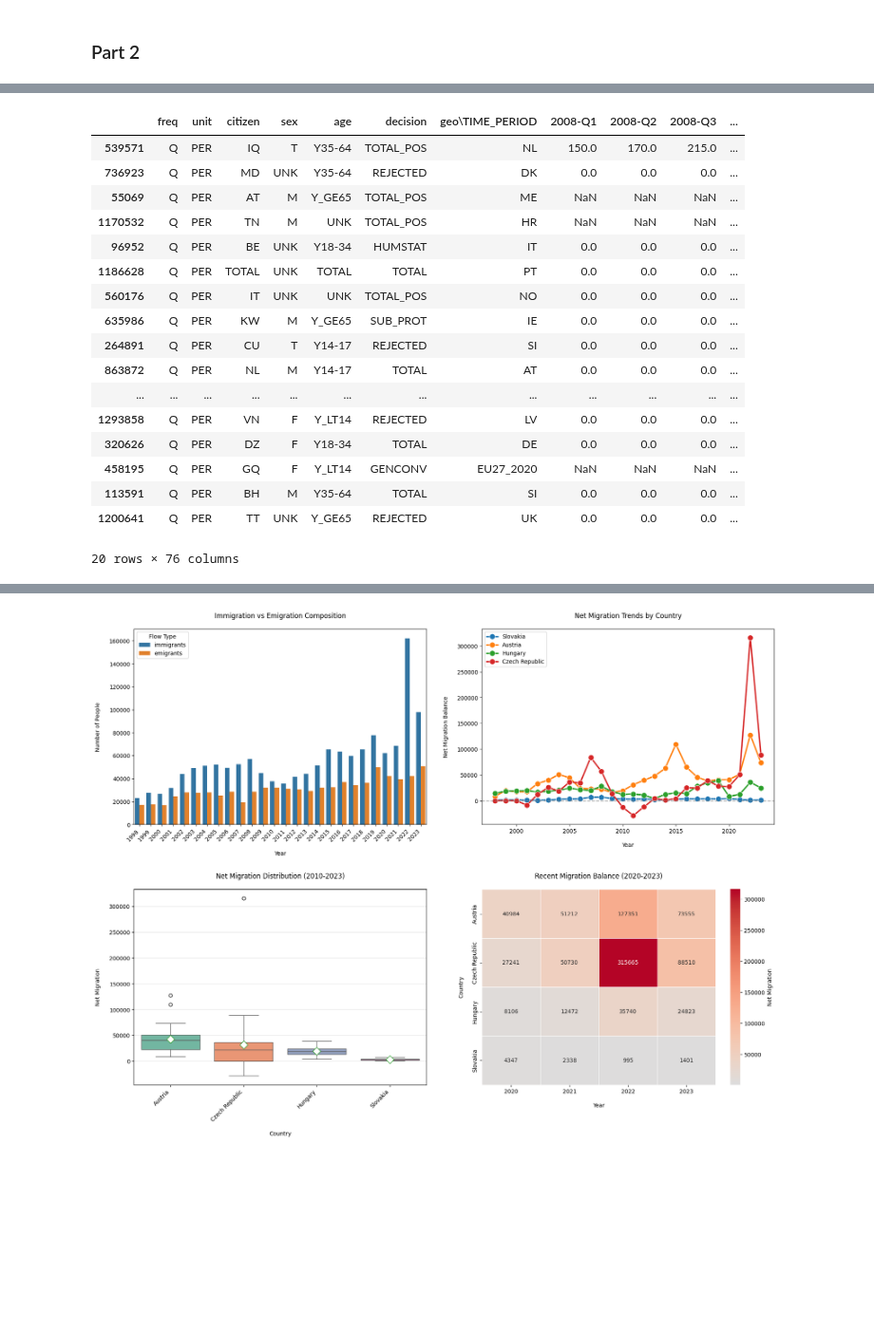
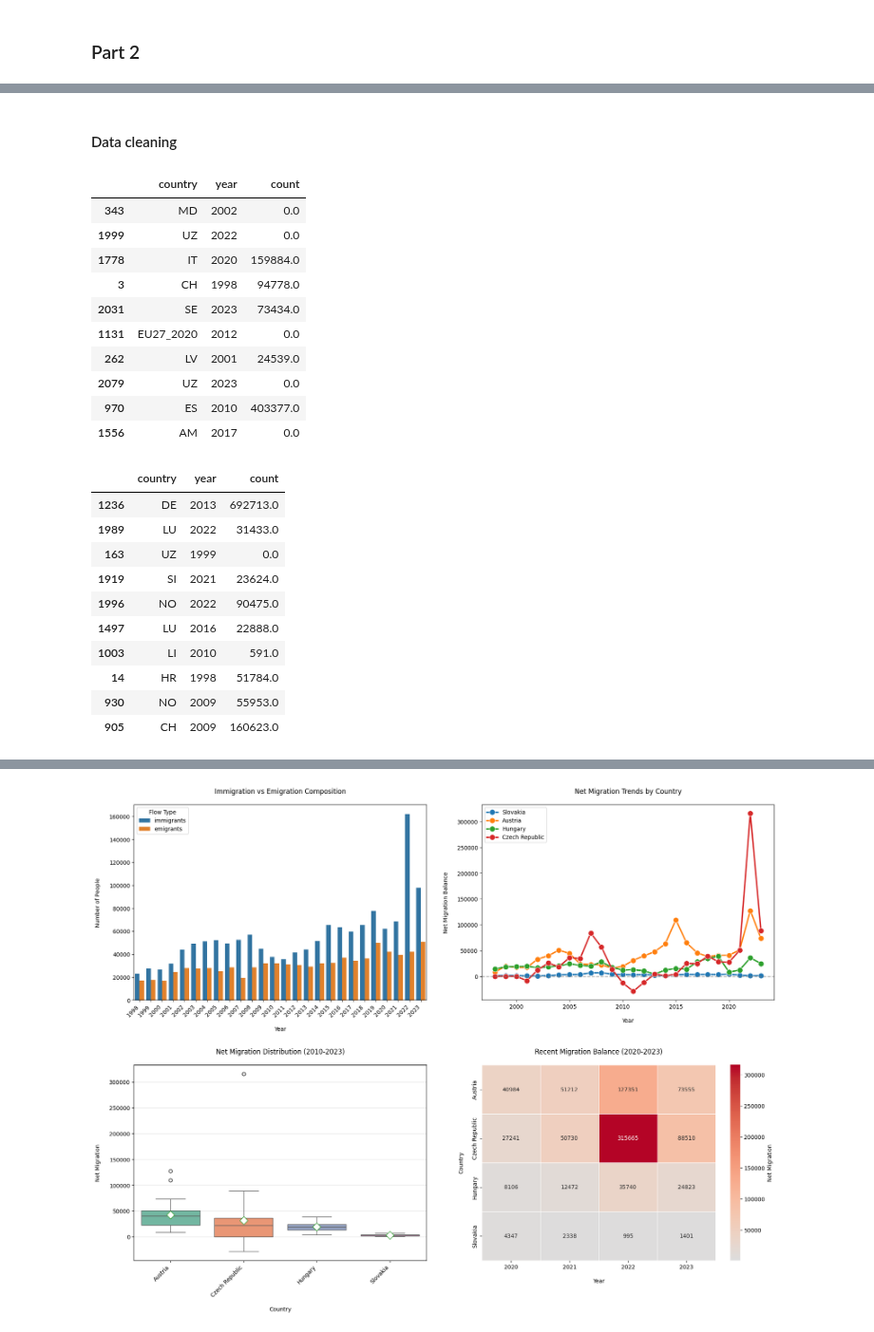
Before and after one commit to loveBeatles/datavis_project, a Jupyter notebook: group_project.ipynb, the cells around one changed output, grey strips where cells are left out. Shown at 95% size. Drawn from its saved outputs; the diff is of its cells as text; code cells hidden in the pictures; blank space fills up the shorter version.

```diff
--- a/group_project.ipynb
+++ b/group_project.ipynb
@@ -1037,0 +1043,2 @@ ua_asylum = pd.read_csv(ua_asylum_url)
+# %% [markdown]
+#### Data cleaning
@@ -1037,0 +1178,4 @@ ua_asylum = pd.read_csv(ua_asylum_url)
+# %%
+emigration_whole_cleaned = clean_migration_data(emigration_whole)
+immigration_whole_cleaned = clean_migration_data(immigration_whole)
+asylum_eurostat_cleaned = clean_asylum_data(asylum_eurostat)
@@ -1038,21 +1194,14 @@ ua_asylum = pd.read_csv(ua_asylum_url)
 # %%
-display(asylum_eurostat.sample(20))
+display(emigration_whole_cleaned.sample(10))
 # %% [output]
-|  | freq | unit | citizen | sex | age | decision | geo\TIME_PERIOD | 2008-Q1 | 2008-Q2 | 2008-Q3 | ... |
-| 539571 | Q | PER | IQ | T | Y35-64 | TOTAL_POS | NL | 150.0 | 170.0 | 215.0 | ... |
-| 736923 | Q | PER | MD | UNK | Y35-64 | REJECTED | DK | 0.0 | 0.0 | 0.0 | ... |
-| 55069 | Q | PER | AT | M | Y_GE65 | TOTAL_POS | ME | NaN | NaN | NaN | ... |
-| 1170532 | Q | PER | TN | M | UNK | TOTAL_POS | HR | NaN | NaN | NaN | ... |
-| 96952 | Q | PER | BE | UNK | Y18-34 | HUMSTAT | IT | 0.0 | 0.0 | 0.0 | ... |
-| 1186628 | Q | PER | TOTAL | UNK | TOTAL | TOTAL | PT | 0.0 | 0.0 | 0.0 | ... |
-| 560176 | Q | PER | IT | UNK | UNK | TOTAL_POS | NO | 0.0 | 0.0 | 0.0 | ... |
-| 635986 | Q | PER | KW | M | Y_GE65 | SUB_PROT | IE | 0.0 | 0.0 | 0.0 | ... |
-| 264891 | Q | PER | CU | T | Y14-17 | REJECTED | SI | 0.0 | 0.0 | 0.0 | ... |
-| 863872 | Q | PER | NL | M | Y14-17 | TOTAL | AT | 0.0 | 0.0 | 0.0 | ... |
-| ... | ... | ... | ... | ... | ... | ... | ... | ... | ... | ... | ... |
-| 1293858 | Q | PER | VN | F | Y_LT14 | REJECTED | LV | 0.0 | 0.0 | 0.0 | ... |
-| 320626 | Q | PER | DZ | F | Y18-34 | TOTAL | DE | 0.0 | 0.0 | 0.0 | ... |
-| 458195 | Q | PER | GQ | F | Y_LT14 | GENCONV | EU27_2020 | NaN | NaN | NaN | ... |
-| 113591 | Q | PER | BH | M | Y35-64 | TOTAL | SI | 0.0 | 0.0 | 0.0 | ... |
-| 1200641 | Q | PER | TT | UNK | Y_GE65 | REJECTED | UK | 0.0 | 0.0 | 0.0 | ... |
+|  | country | year | count |
+| 343 | MD | 2002 | 0.0 |
+| 1999 | UZ | 2022 | 0.0 |
+| 1778 | IT | 2020 | 159884.0 |
+| 3 | CH | 1998 | 94778.0 |
+| 2031 | SE | 2023 | 73434.0 |
+| 1131 | EU27_2020 | 2012 | 0.0 |
+| 262 | LV | 2001 | 24539.0 |
+| 2079 | UZ | 2023 | 0.0 |
+| 970 | ES | 2010 | 403377.0 |
+| 1556 | AM | 2017 | 0.0 |
-20 rows × 76 columns
@@ -1105,0 +1208,14 @@ migration_data = migration_data.fillna(0)
+# %%
+display(immigration_whole_cleaned.sample(10))
+# %% [output]
+|  | country | year | count |
+| 1236 | DE | 2013 | 692713.0 |
+| 1989 | LU | 2022 | 31433.0 |
+| 163 | UZ | 1999 | 0.0 |
+| 1919 | SI | 2021 | 23624.0 |
+| 1996 | NO | 2022 | 90475.0 |
+| 1497 | LU | 2016 | 22888.0 |
+| 1003 | LI | 2010 | 591.0 |
+| 14 | HR | 1998 | 51784.0 |
+| 930 | NO | 2009 | 55953.0 |
+| 905 | CH | 2009 | 160623.0 |
```
Also changed, not shown: parts of 23 cells of this notebook.
